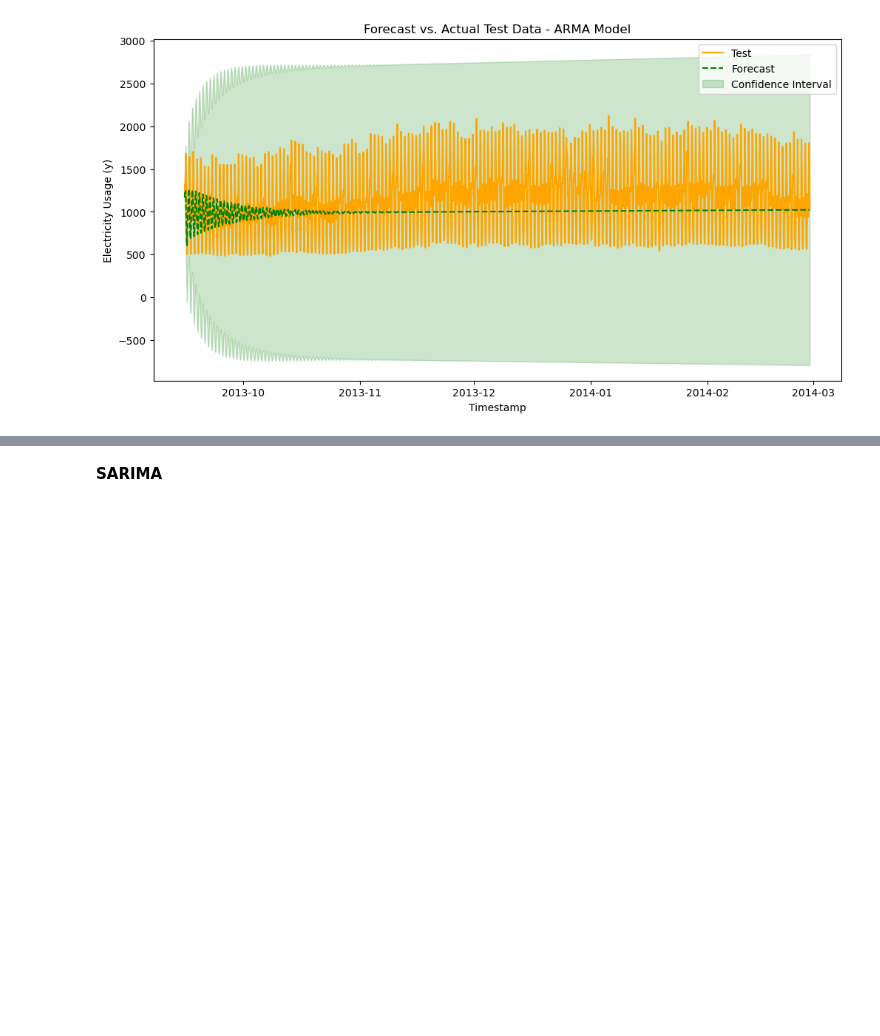
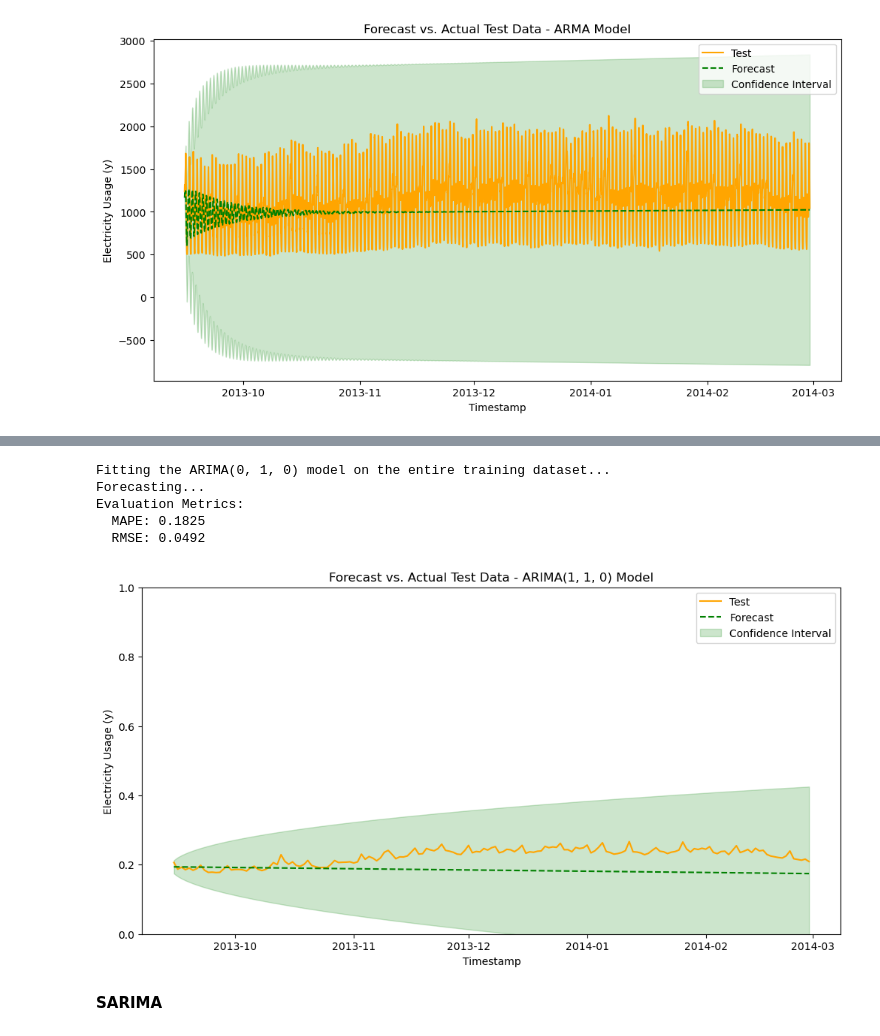
Before and after one commit to chowfi/electricity_demand_forecasting, a Jupyter notebook: notebooks/models.ipynb, the cells around one changed output, grey strips where cells are left out. Drawn from its saved outputs; the diff is of its cells as text; code cells hidden in the pictures; blank space fills up the shorter version.

```diff
--- a/notebooks/models.ipynb
+++ b/notebooks/models.ipynb
@@ -281,3 +405,38 @@ Evaluation Metrics:
+# %%
+train_series = train_data_daily.set_index('date')['y']
+test_series = test_data_daily.set_index('date')['y']
+
+print("Fitting the ARIMA(0, 1, 0) model on the entire training dataset...")
+model = ARIMA(order=(0, 1, 0), suppress_warnings=True)
+model.fit(train_series)
+
+print("Forecasting...")
+forecast_values, conf_int = model.predict(n_periods=len(test_series), return_conf_int=True)
+
+mape = mean_absolute_percentage_error(test_series, forecast_values)
+rmse = np.sqrt(mean_squared_error(test_series, forecast_values))
+
+print(f"Evaluation Metrics:")
+print(f"  MAPE: {mape:.4f}")
+print(f"  RMSE: {rmse:.4f}")
+
+plt.figure(figsize=(12, 6))
+plt.plot(test_series.index, test_series, label='Test', color='orange')
+plt.plot(test_series.index, forecast_values, label='Forecast', linestyle='--', color='green')
+plt.fill_between(test_series.index, conf_int[:, 0], conf_int[:, 1], color='green', alpha=0.2, label='Confidence Interval')
+plt.title("Forecast vs. Actual Test Data - ARIMA(1, 1, 0) Model")
+plt.xlabel("Timestamp")
+plt.ylabel("Electricity Usage (y)")
+plt.ylim(0, 1)
+plt.legend()
+plt.show()
+# %% [output]
+Fitting the ARIMA(0, 1, 0) model on the entire training dataset...
+Forecasting...
+Evaluation Metrics:
+  MAPE: 0.1825
+  RMSE: 0.0492
+[figure, added]
 # %% [markdown]
 **SARIMA**
 # %%
```
Also changed, not shown: parts of 12 cells of this notebook.
